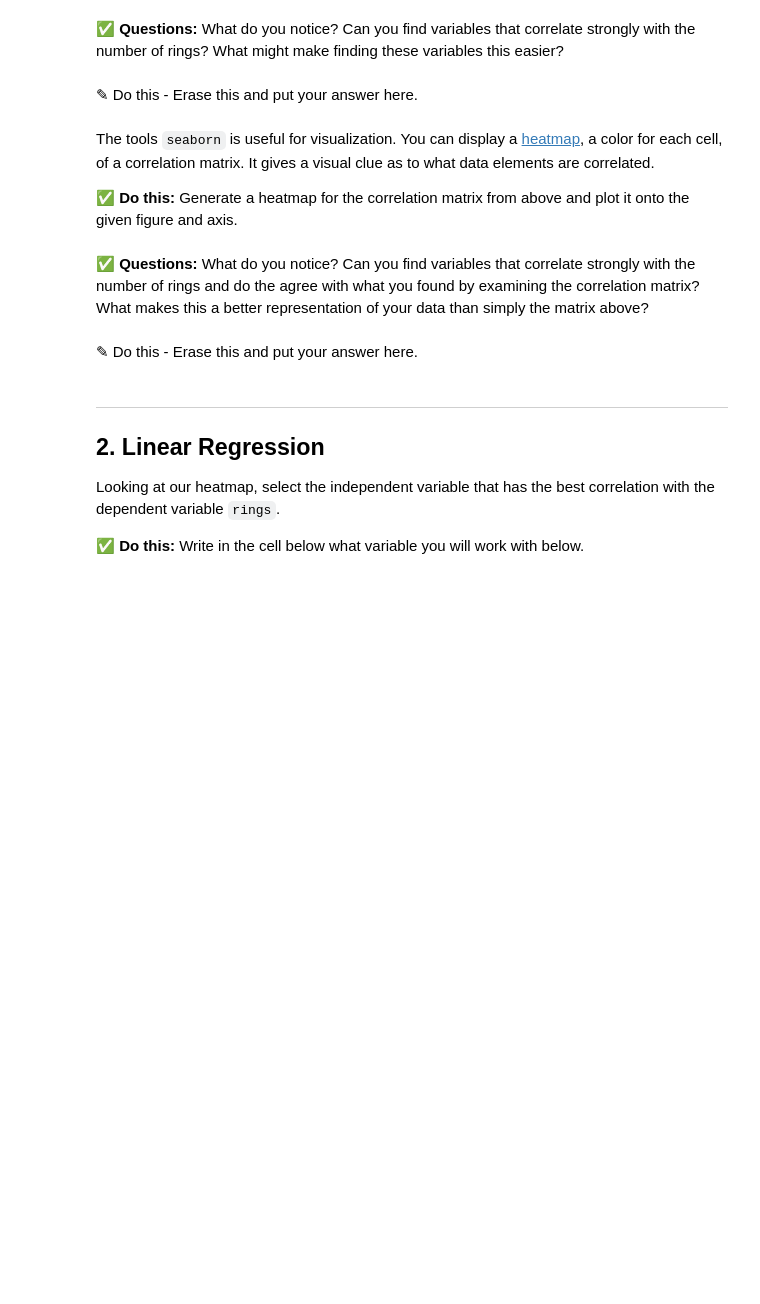
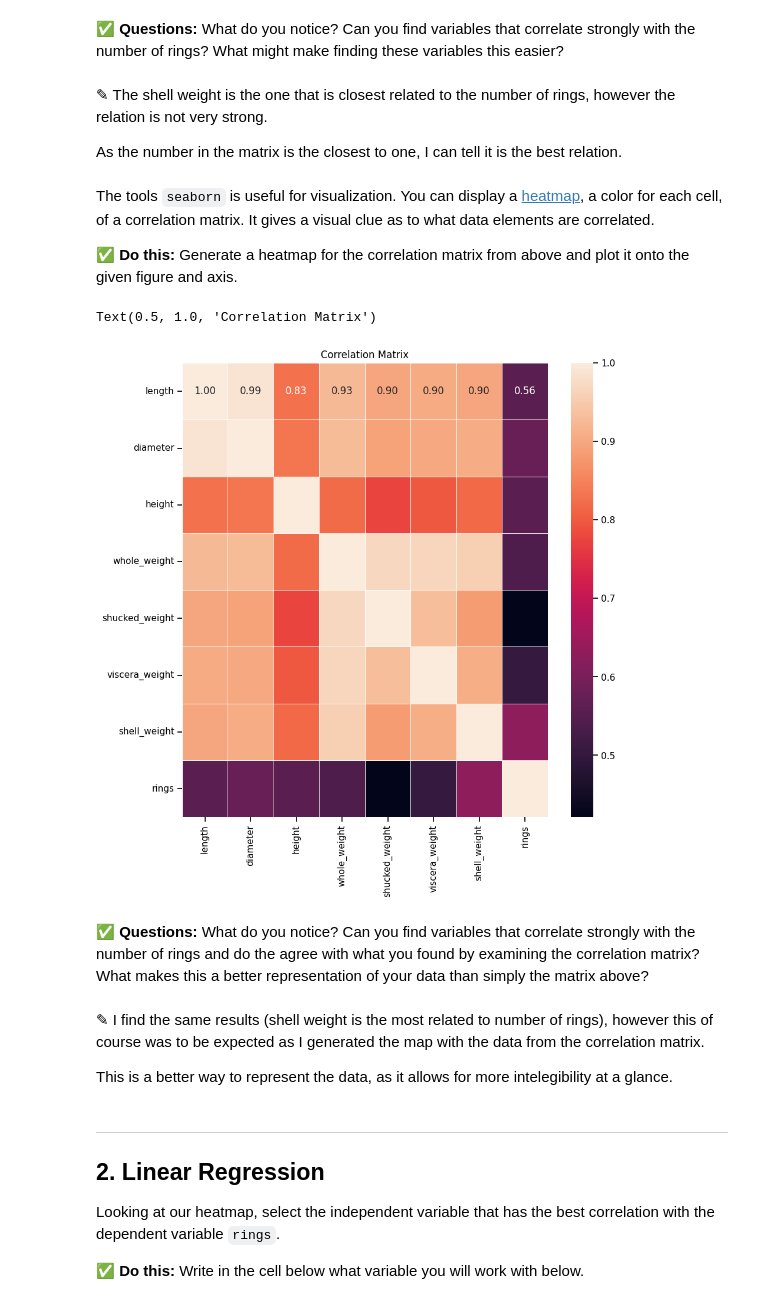
Before and after one commit to Jlozano351/CMSE202-s24-turnin, a Jupyter notebook: Day-13/Day-13_In-Class-Regression-Juan José Lozano González.ipynb, the cells around one changed output. Saved outputs shown, nothing was run; the diff lists cells and outputs as text; code cells hidden in the pictures; blank space fills up the shorter version.

```diff
--- a/Day-13/Day-13_In-Class-Regression-Juan José Lozano González.ipynb
+++ b/Day-13/Day-13_In-Class-Regression-Juan José Lozano González.ipynb
@@ -95,0 +125,4 @@ The diagonal of the matrix is all ones since that the correlation of the column
+# %%
+df_no_sex = df.iloc[:,1:]
+correlation_matrix = df_no_sex.corr()
+correlation_matrix
@@ -96,18 +139,27 @@ The diagonal of the matrix is all ones since that the correlation of the column
 # %% [markdown]
 **&#9989; Questions:** What do you notice? Can you find variables that correlate strongly with the number of rings? What might make finding these variables this easier?
-# %% [markdown]
-<font size=+3>&#9998;</font> Do this - Erase this and put your answer here.
+# %% [markdown]
+<font size=+3>&#9998;</font> The shell weight is the one that is closest related to the number of rings, however the relation is not very strong.
+
+As the number in the matrix is the closest to one, I can tell it is the best relation.
 # %% [markdown]
 The tools `seaborn` is useful for visualization. You can display a [heatmap](https://seaborn.pydata.org/generated/seaborn.heatmap.html), a color for each cell, of a correlation matrix. It gives a visual clue as to what data elements are correlated.
 
 **&#9989; Do this:** Generate a heatmap for the correlation matrix from above and plot it onto the given figure and axis.
 # %%
 fig, ax = plt.subplots(1,1, figsize = (10,10) )
-# put your code here
+
+sns.heatmap(correlation_matrix, annot=True, fmt=".2f", linewidths=0.5, ax=ax)
+ax.set_title('Correlation Matrix')
+# %% [output]
+Text(0.5, 1.0, 'Correlation Matrix')
+[figure, added]
 # %% [markdown]
 **&#9989; Questions:** What do you notice? Can you find variables that correlate strongly with the number of rings and do the agree with what you found by examining the correlation matrix? What makes this a better representation of your data than simply the matrix above?
-# %% [markdown]
-<font size=+3>&#9998;</font> Do this - Erase this and put your answer here.
+# %% [markdown]
+<font size=+3>&#9998;</font> I find the same results (shell weight is the most related to number of rings), however this of course was to be expected as I generated the map with the data from the correlation matrix.
+
+This is a better way to represent the data, as it allows for more intelegibility at a glance.
 # %% [markdown]
 ---
 <a id="regression"></a>
```
Also changed, not shown: parts of 39 cells of this notebook, 4 other files.
